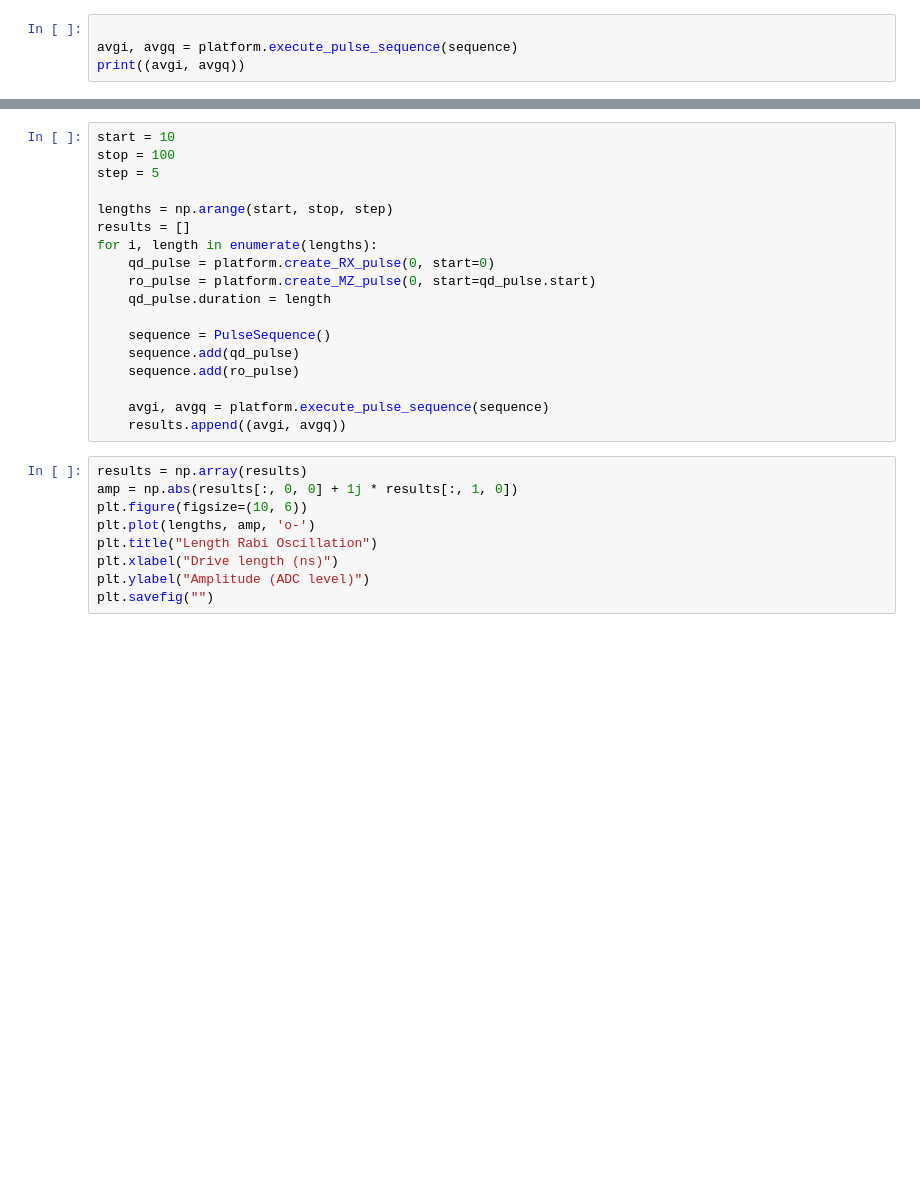
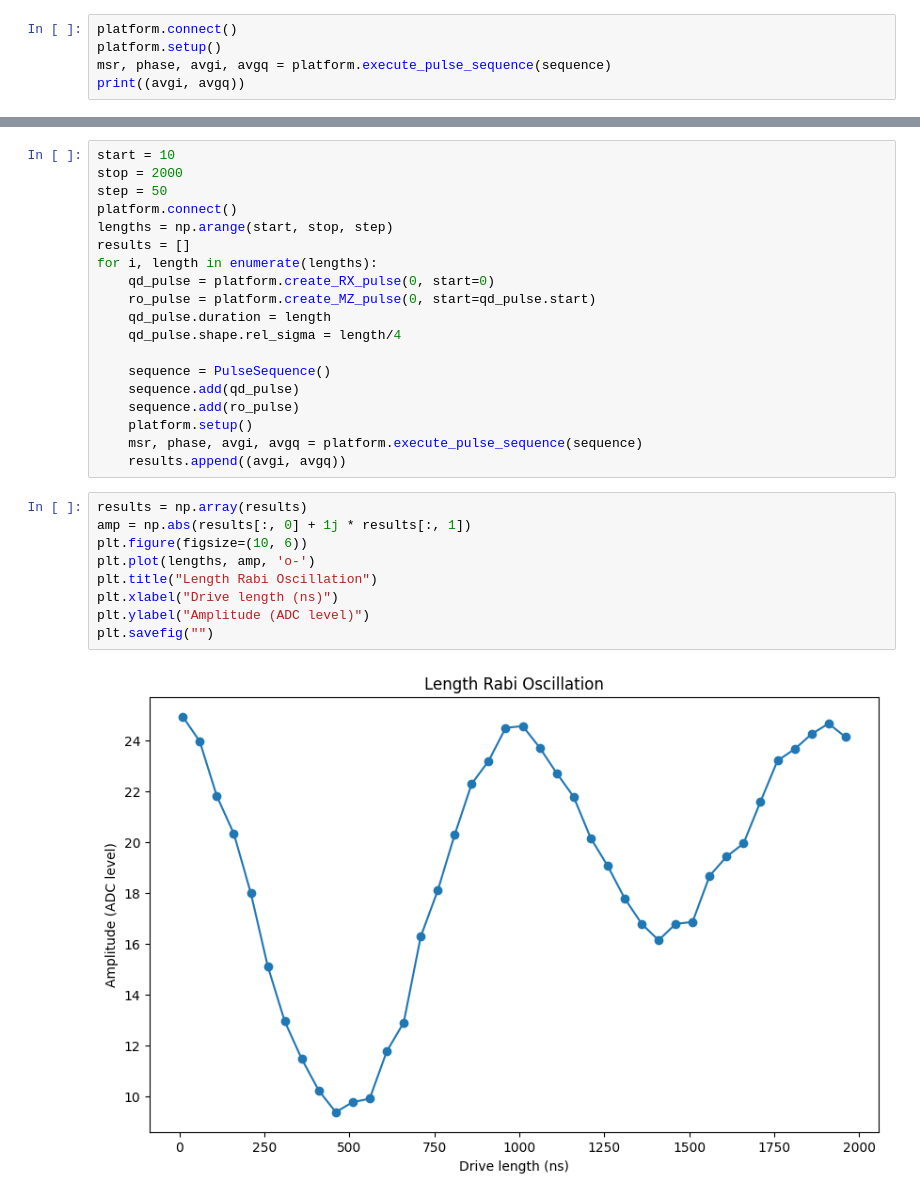
Before and after one commit to qiboteam/qibolab, a Jupyter notebook: examples/check_qibolab.ipynb, the cells around one changed output, grey strips where cells are left out. Saved outputs shown, nothing was run; the diff lists cells and outputs as text; blank space fills up the shorter version.

```diff
--- a/examples/check_qibolab.ipynb
+++ b/examples/check_qibolab.ipynb
@@ -22,4 +31,5 @@ print(sequence)
 # %%
-
-avgi, avgq = platform.execute_pulse_sequence(sequence)
+platform.connect()
+platform.setup()
+msr, phase, avgi, avgq = platform.execute_pulse_sequence(sequence)
 print((avgi, avgq))
@@ -26,27 +39,30 @@ print((avgi, avgq))
 # %%
 start = 10
-stop = 100
-step = 5
-
+stop = 2000
+step = 50
+platform.connect()
 lengths = np.arange(start, stop, step)
 results = []
 for i, length in enumerate(lengths):
     qd_pulse = platform.create_RX_pulse(0, start=0)
     ro_pulse = platform.create_MZ_pulse(0, start=qd_pulse.start)
     qd_pulse.duration = length
+    qd_pulse.shape.rel_sigma = length/4
 
     sequence = PulseSequence()
     sequence.add(qd_pulse)
     sequence.add(ro_pulse)
-
-    avgi, avgq = platform.execute_pulse_sequence(sequence)
+    platform.setup()
+    msr, phase, avgi, avgq = platform.execute_pulse_sequence(sequence)
     results.append((avgi, avgq))
 # %%
 results = np.array(results)
-amp = np.abs(results[:, 0, 0] + 1j * results[:, 1, 0])
+amp = np.abs(results[:, 0] + 1j * results[:, 1])
 plt.figure(figsize=(10, 6))
 plt.plot(lengths, amp, 'o-')
 plt.title("Length Rabi Oscillation")
 plt.xlabel("Drive length (ns)")
 plt.ylabel("Amplitude (ADC level)")
 plt.savefig("")
+# %% [output]
+[figure, added]
```
Also changed, not shown: parts of 5 cells of this notebook, 3 other files.
